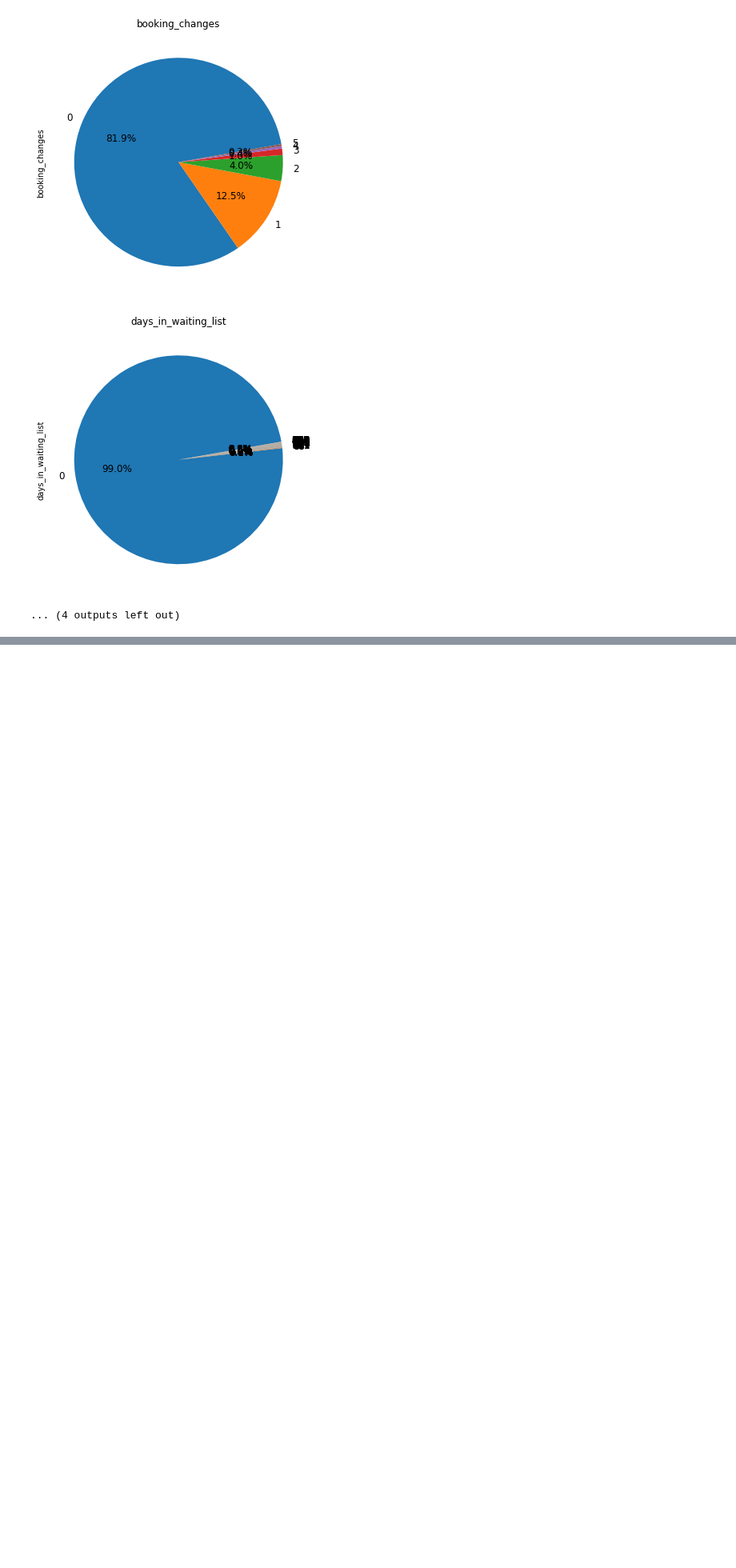
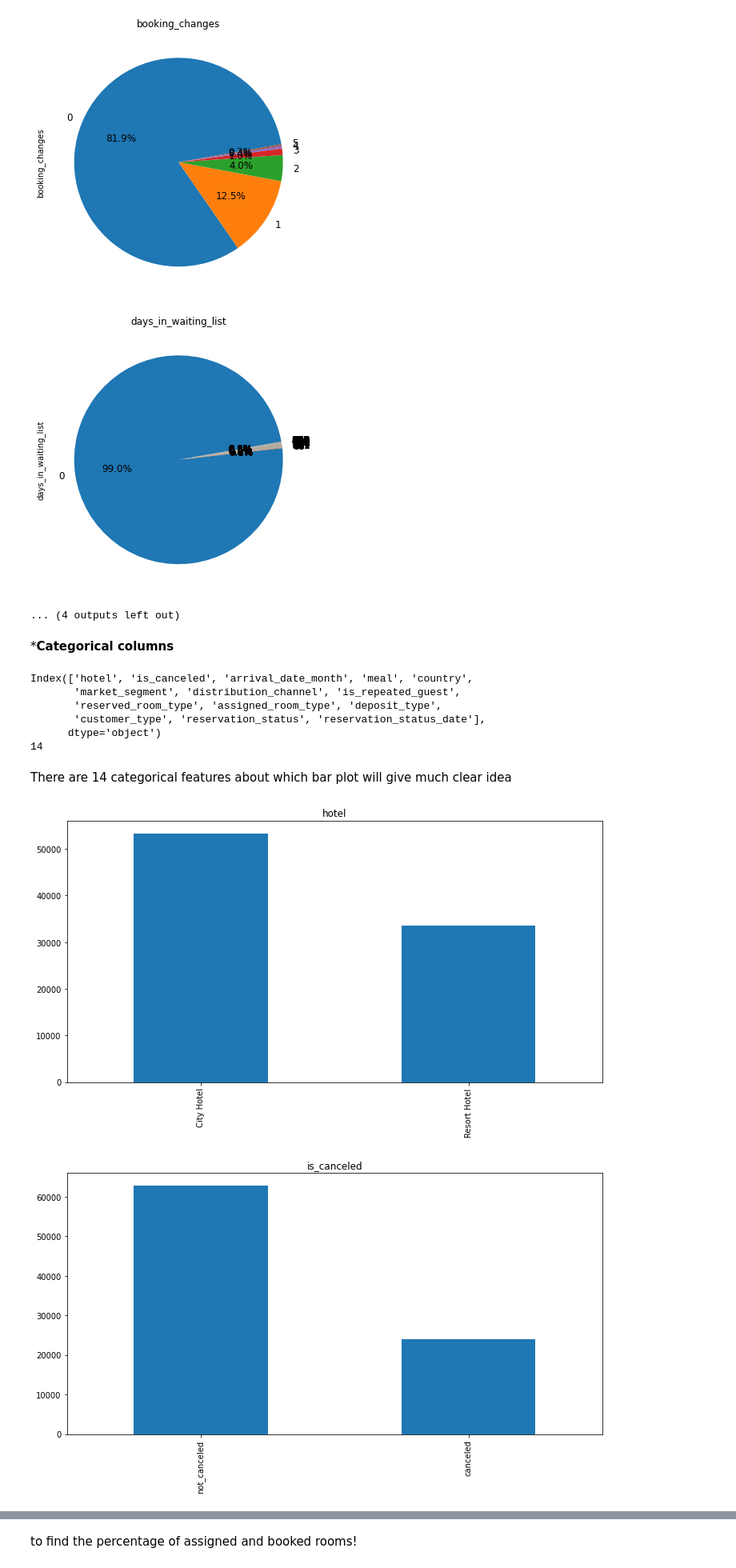
Before and after one commit to saurabhdaund76/Hotel-Booking-Analysis, a Jupyter notebook: Hotel_Booking_Analysis.ipynb, the cells around one changed output, grey strips where cells are left out. Shown at 80% size. Drawn from its saved outputs; the diff is of its cells as text; code cells hidden in the pictures; blank space fills up the shorter version.

```diff
--- a/Hotel_Booking_Analysis.ipynb
+++ b/Hotel_Booking_Analysis.ipynb
@@ -202,3 +202,31 @@ plt.show()
 [figure]
 [figure]
 ... (4 outputs left out)
+# %% [markdown]
+***Categorical columns**
+# %%
+# So by describe we got the categorical columns
+categorical_columns= df.describe(include=['object']).columns
+print(categorical_columns)
+print(len(categorical_columns))
+# %% [output]
+Index(['hotel', 'is_canceled', 'arrival_date_month', 'meal', 'country',
+       'market_segment', 'distribution_channel', 'is_repeated_guest',
+       'reserved_room_type', 'assigned_room_type', 'deposit_type',
+       'customer_type', 'reservation_status', 'reservation_status_date'],
+      dtype='object')
+14
+# %% [markdown]
+There are 14 categorical features about which bar plot will give much clear idea
+# %%
+# By same applying for loop on categorical columns I plotted bar plot all all to get insights
+
+for column in categorical_columns:
+  fig= plt.figure(figsize=(12,6))
+  ax= fig.gca()
+  df[column].value_counts().plot(kind = 'bar', title=column)
+
+plt.show()
+# %% [output]
+[figure, added]
+[figure, added]
@@ -204,0 +245,2 @@ plt.show()
+# %% [markdown]
+to find the percentage of assigned and booked rooms!
```
Also changed, not shown: parts of 7 cells of this notebook.
